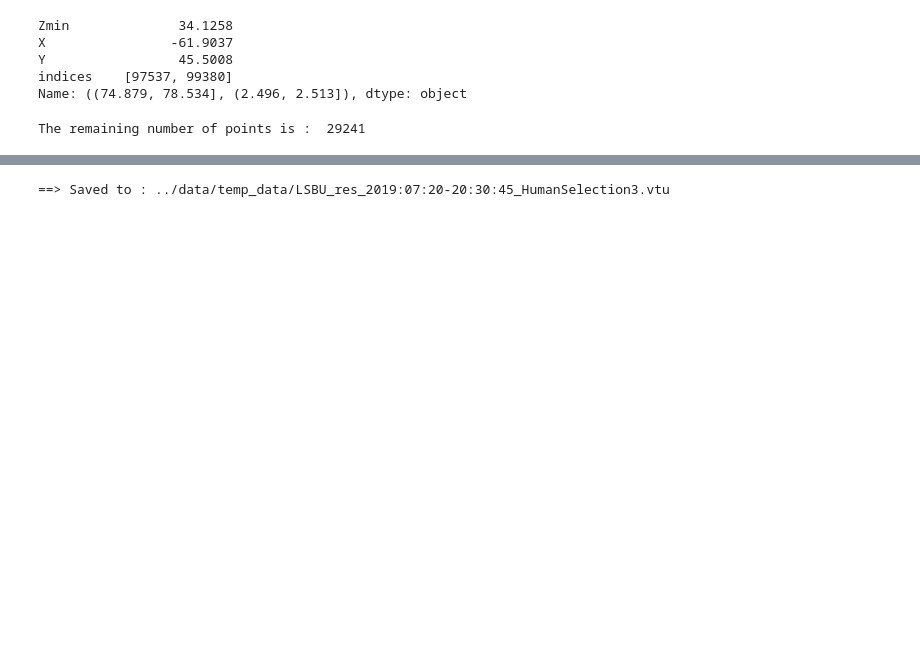
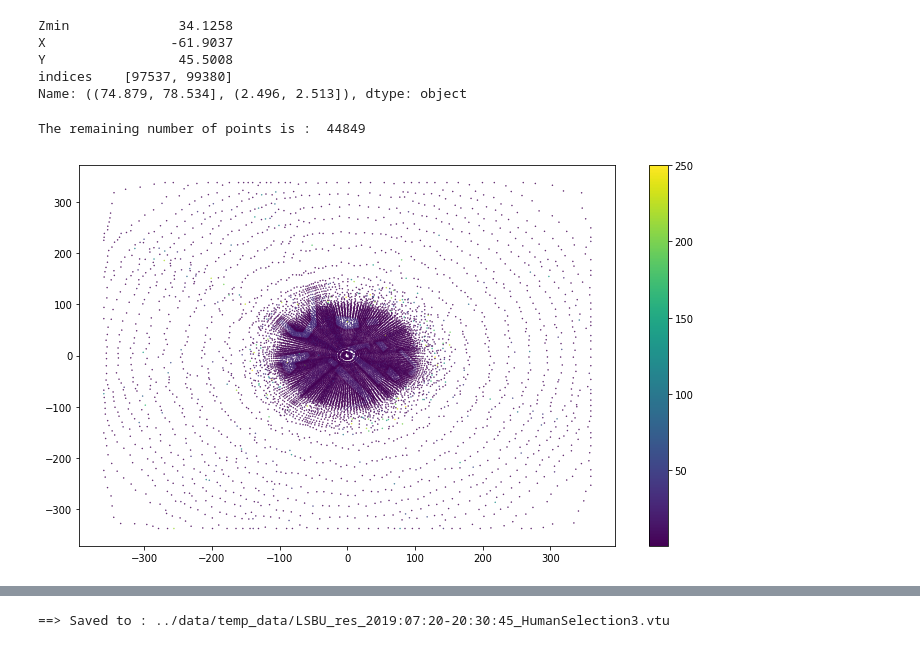
Before and after one commit to adrianlwn/MScProject_OptSensors_GP, a Jupyter notebook: Selecting Points Human Level Dev.ipynb, the cells around one changed output, grey strips where cells are left out. Saved outputs shown, nothing was run; the diff lists cells and outputs as text; code cells hidden in the pictures; blank space fills up the shorter version.

```diff
--- a/Selecting Points Human Level Dev.ipynb
+++ b/Selecting Points Human Level Dev.ipynb
@@ -178,0 +205,17 @@ min_surface.Z.max()
+# %%
+def human_subset(loc_df, h):
+    main_df = loc_df.copy()
+
+    main_df.loc[:,'Xr'] = pd.qcut(main_df.loc[:,'X'],q=42)
+    main_df.loc[:,'Yr'] = pd.qcut(main_df.loc[:,'Y'],q=42)
+    min_surface = main_df.groupby(['Xr','Yr']).min().loc[:,['Z']].rename(columns={'Z':'Zmin'})
+    min_surface.loc[:,'X'] = main_df.groupby(['Xr','Yr']).mean().loc[:,['X']]
+    min_surface.loc[:,'Y'] = main_df.groupby(['Xr','Yr']).mean().loc[:,['Y']]
+
+    min_surface.loc[:,'indices'] = main_df.groupby(['Xr','Yr']).apply(lambda x : np.array(x.index.to_list()))
+
+    min_surface.loc[:,'indices_filtered'] = min_surface.apply(lambda x : np.array(main_df.loc[x['indices'],:].loc[main_df.Z <= x['Zmin'] + h].index.to_list()), axis=1)
+    human_selection = np.hstack(min_surface.loc[:,'indices_filtered'].values)
+    print('The remaining number of points is : ',len(human_selection))
+
+    return human_selection
@@ -233,22 +280,26 @@ def human_subset(loc_df, h):
 
     main_df.loc[:,'theta'] = np.arctan2(main_df.loc[:,'Y'], main_df.loc[:,'X'])
     main_df.loc[:,'R'] = np.sqrt(main_df.loc[:,'X']**2  + main_df.loc[:,'Y']**2)
-    main_df.head()
 
-    main_df.loc[:,'Rr'] = pd.qcut(main_df.loc[:,'R'],q=22)
-    main_df.loc[:,'thetar'] = pd.qcut(main_df.loc[:,'theta'],q=120)
+    main_df.loc[:,'Rr'] = pd.qcut(main_df.loc[:,'R'],q=100)
+    main_df.loc[:,'thetar'] = pd.qcut(main_df.loc[:,'theta'],q=180)
     min_surface = main_df.groupby(['Rr','thetar']).min().loc[:,['Z']].rename(columns={'Z':'Zmin'})
     min_surface.loc[:,'X'] = main_df.groupby(['Rr','thetar']).mean().loc[:,['X']]
     min_surface.loc[:,'Y'] = main_df.groupby(['Rr','thetar']).mean().loc[:,['Y']]
     min_surface.loc[:,'indices'] = main_df.groupby(['Rr','thetar']).apply(lambda x : np.array(x.index.to_list()))
-    min_surface.head()
+    min_surface = min_surface.dropna()
 
     min_surface.loc[:,'indices_filtered'] = min_surface.apply(lambda x : np.array(main_df.loc[x['indices'],:].loc[main_df.Z <= x['Zmin'] + h].index.to_list()), axis=1)
     human_selection = np.hstack(min_surface.loc[:,'indices_filtered'].values)
     print('The remaining number of points is : ',len(human_selection))
 
+    plt.figure(figsize=(12,7))
+    plt.scatter(min_surface.X, min_surface.Y,c=min_surface.Zmin, s=0.2)
+    plt.colorbar()
+
     return human_selection
 # %%
-A_human = human_subset(loc_df,h=3)
+A_human = human_subset(loc_df,h=5)
 # %% [output]
-The remaining number of points is :  29241
+The remaining number of points is :  44849
+[figure, added]
```
Also changed, not shown: parts of 23 cells of this notebook, 1 other file.
